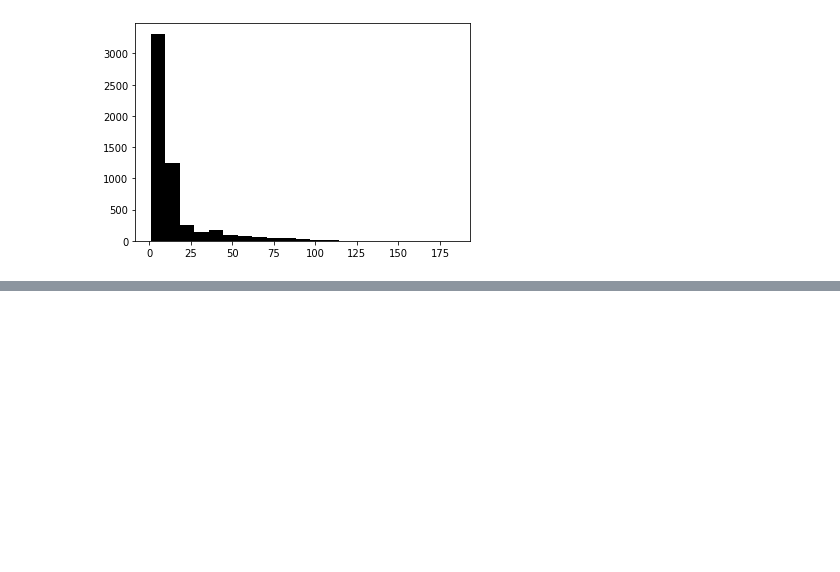
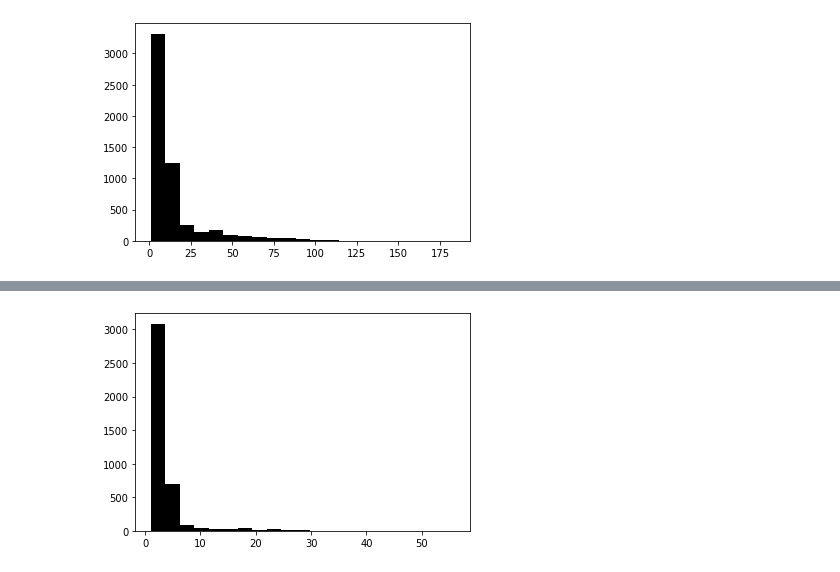
Before and after one commit to Narita-1095305/AI-datascience-math, a Jupyter notebook: データを手にしてまず行うこと.ipynb, the cells around one changed output, grey strips where cells are left out. Cells and saved outputs as stored; diff of their text form; code cells hidden in the pictures; blank space fills up the shorter version.

```diff
--- a/データを手にしてまず行うこと.ipynb
+++ b/データを手にしてまず行うこと.ipynb
@@ -74,0 +135,7 @@ plt.show()
+# %%
+df_a = df_info[df_info["プラン"]=="A"]
+x_a = df_a["顧客ID"].value_counts()
+xa_hist,ta_hist,_ = plt.hist(x_a,21,color="k")
+plt.show()
+# %% [output]
+[figure, added]
```
Also changed, not shown: parts of 6 cells of this notebook.
